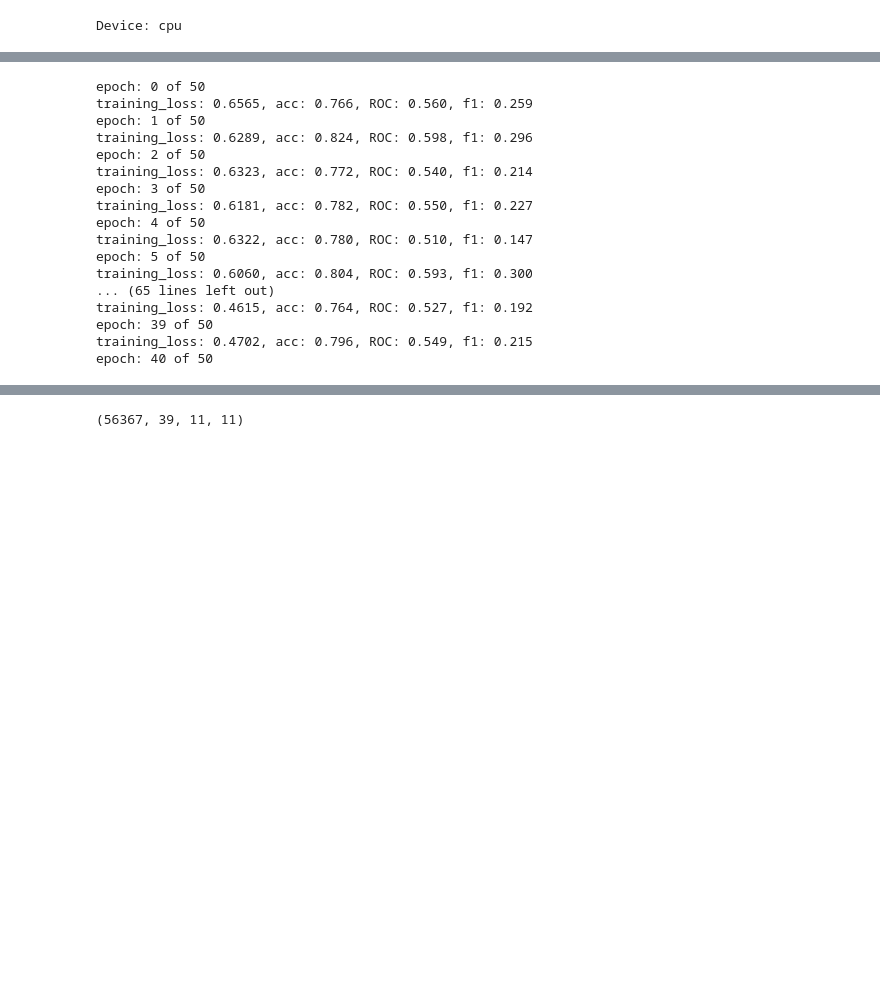
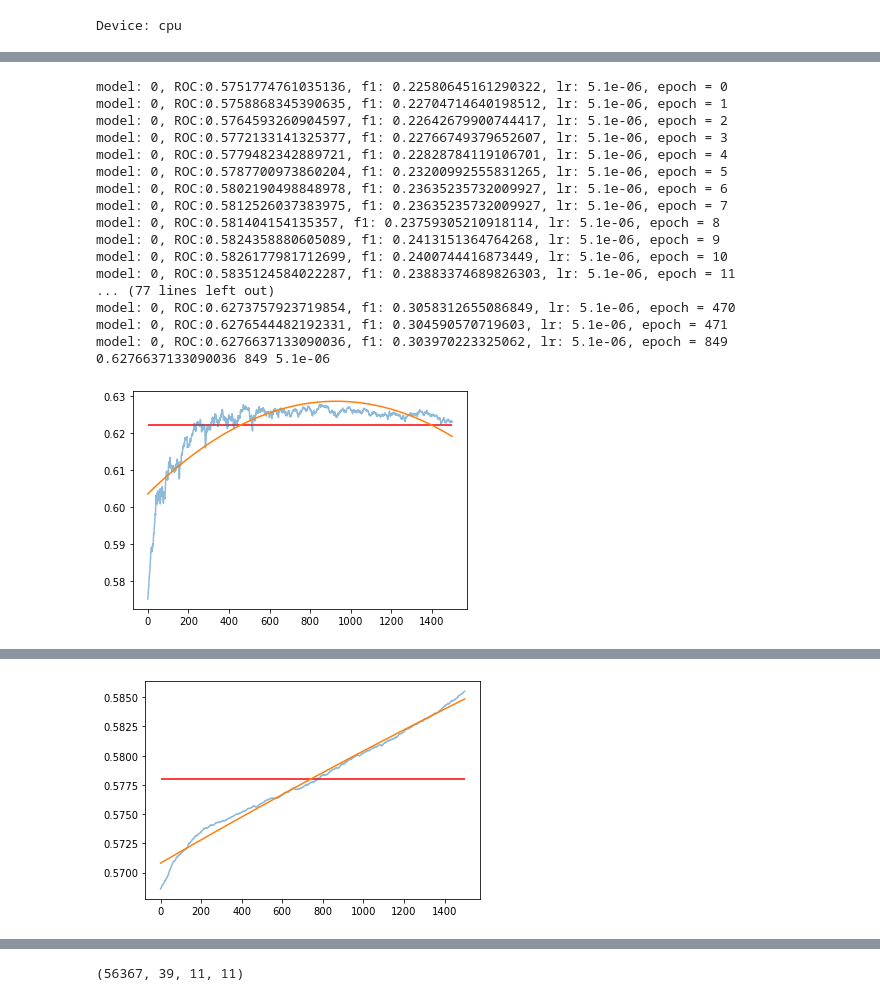
Before and after one commit to NielsvanOpstal/Thesis, a Jupyter notebook: CNN.ipynb, the cells around one changed output, grey strips where cells are left out. Drawn from its saved outputs; the diff is of its cells as text; code cells hidden in the pictures; blank space fills up the shorter version.

```diff
--- a/CNN.ipynb
+++ b/CNN.ipynb
@@ -208,3 +207,6 @@ print(X_train.shape)
+# %%
+X_val = torch.tensor(X_val).float().to(device)
+Y_1_val = torch.tensor(Y_1_val).float().to(device)
 # %%
 def get_batch(X, Y, Y1, batch_size = 32):
 
@@ -264,5 +301,35 @@ class Model(nn.Module):
+# %%
+class Model(nn.Module): # best auc = 0.58
+    def __init__(self):
+        super(Model, self).__init__()
+        self.net = nn.Sequential(
+            nn.Conv2d(in_channels= 39, out_channels = 5, kernel_size = (4,4)),
+            nn.MaxPool2d(2),
+            nn.ReLU(),
+            nn.Dropout2d(0.3),
+            nn.Conv2d(in_channels = 5, out_channels = 15, kernel_size = (4,4)),
+            nn.MaxPool2d(2),
+            nn.ReLU(),
+            nn.Dropout2d(0.3),
+            nn.Flatten(),
+            nn.Linear(135, 150),
+            nn.Dropout(0.3),
+            nn.ReLU(),
+            nn.Linear(150,1)
+            )
+
+        self.final = nn.Sigmoid()
+
+    def forward(self, x, y1):
+#         for i in self.net:
+
+        out = self.net(x)
+        out = out.squeeze() * y1
+        return out
 # %%
-model = Model("een")
+model = Model().to(device)
+model1 = Model1().to(device)
+model2 = Model2().to(device)
+model3 = Model3().to(device)
+
+models = ["0", "1", "2", "3"]
-# %%
-x,_,_ = get_batch(X_train_resamp, Y_train_resamp, Y_1_train_resamp)
-model(x)
@@ -350,20 +413,22 @@ def train_model(model, X_train, Y_train, Y1_train, X_val, Y_val, Y1_val, num_epo
 # %%
-train_model(model, X_train_resamp, Y_train_resamp, Y_1_train_resamp, X_val, Y_val, Y_1_val, 50)
+n_epochs = 1500
+a = train(models, X_train_resamp, Y_train_resamp, Y_1_train_resamp, X_val, Y_val, Y_1_val, n_epochs, 0.00000051)
 # %% [output]
-epoch: 0 of 50
-training_loss: 0.6565, acc: 0.766, ROC: 0.560, f1: 0.259
-epoch: 1 of 50
-training_loss: 0.6289, acc: 0.824, ROC: 0.598, f1: 0.296
-epoch: 2 of 50
-training_loss: 0.6323, acc: 0.772, ROC: 0.540, f1: 0.214
-epoch: 3 of 50
-training_loss: 0.6181, acc: 0.782, ROC: 0.550, f1: 0.227
-epoch: 4 of 50
-training_loss: 0.6322, acc: 0.780, ROC: 0.510, f1: 0.147
-epoch: 5 of 50
-training_loss: 0.6060, acc: 0.804, ROC: 0.593, f1: 0.300
-... (65 lines left out)
-training_loss: 0.4615, acc: 0.764, ROC: 0.527, f1: 0.192
-epoch: 39 of 50
-training_loss: 0.4702, acc: 0.796, ROC: 0.549, f1: 0.215
-epoch: 40 of 50
+model: 0, ROC:0.5751774761035136, f1: 0.22580645161290322, lr: 5.1e-06, epoch = 0
+model: 0, ROC:0.5758868345390635, f1: 0.22704714640198512, lr: 5.1e-06, epoch = 1
+model: 0, ROC:0.5764593260904597, f1: 0.22642679900744417, lr: 5.1e-06, epoch = 2
+model: 0, ROC:0.5772133141325377, f1: 0.22766749379652607, lr: 5.1e-06, epoch = 3
+model: 0, ROC:0.5779482342889721, f1: 0.22828784119106701, lr: 5.1e-06, epoch = 4
+model: 0, ROC:0.5787700973860204, f1: 0.23200992555831265, lr: 5.1e-06, epoch = 5
+model: 0, ROC:0.5802190498848978, f1: 0.23635235732009927, lr: 5.1e-06, epoch = 6
+model: 0, ROC:0.5812526037383975, f1: 0.23635235732009927, lr: 5.1e-06, epoch = 7
+model: 0, ROC:0.581404154135357, f1: 0.23759305210918114, lr: 5.1e-06, epoch = 8
+model: 0, ROC:0.5824358880605089, f1: 0.2413151364764268, lr: 5.1e-06, epoch = 9
+model: 0, ROC:0.5826177981712699, f1: 0.2400744416873449, lr: 5.1e-06, epoch = 10
+model: 0, ROC:0.5835124584022287, f1: 0.23883374689826303, lr: 5.1e-06, epoch = 11
+... (77 lines left out)
+model: 0, ROC:0.6273757923719854, f1: 0.3058312655086849, lr: 5.1e-06, epoch = 470
+model: 0, ROC:0.6276544482192331, f1: 0.304590570719603, lr: 5.1e-06, epoch = 471
+model: 0, ROC:0.6276637133090036, f1: 0.303970223325062, lr: 5.1e-06, epoch = 849
+0.6276637133090036 849 5.1e-06
+[figure, added]
@@ -370,0 +436 @@ KeyboardInterrupt:
+[figure, added]
```
Also changed, not shown: parts of 20 cells of this notebook, 9 other files.
